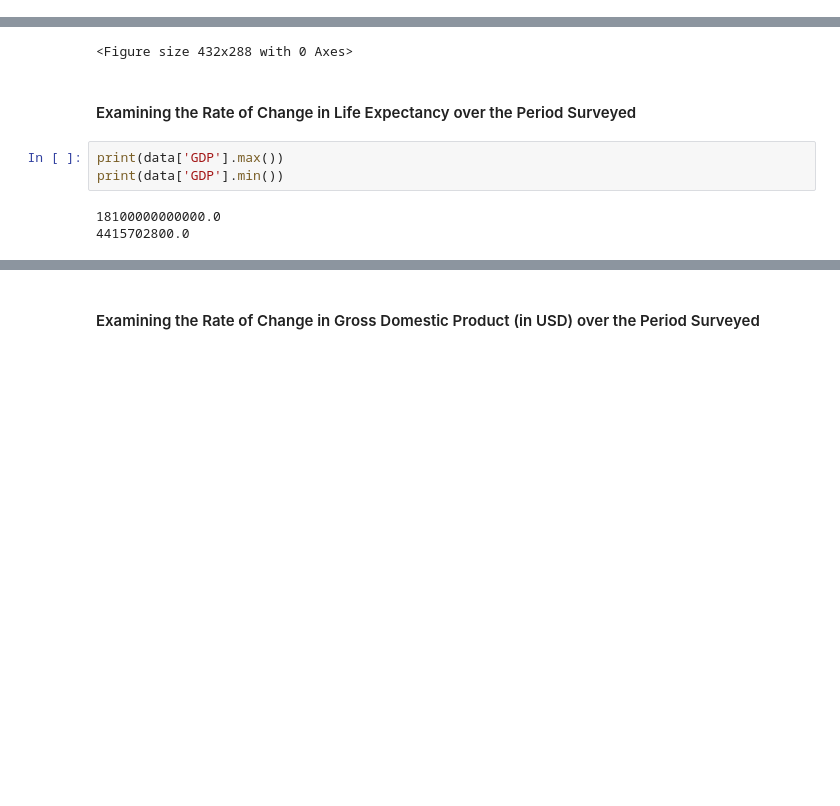
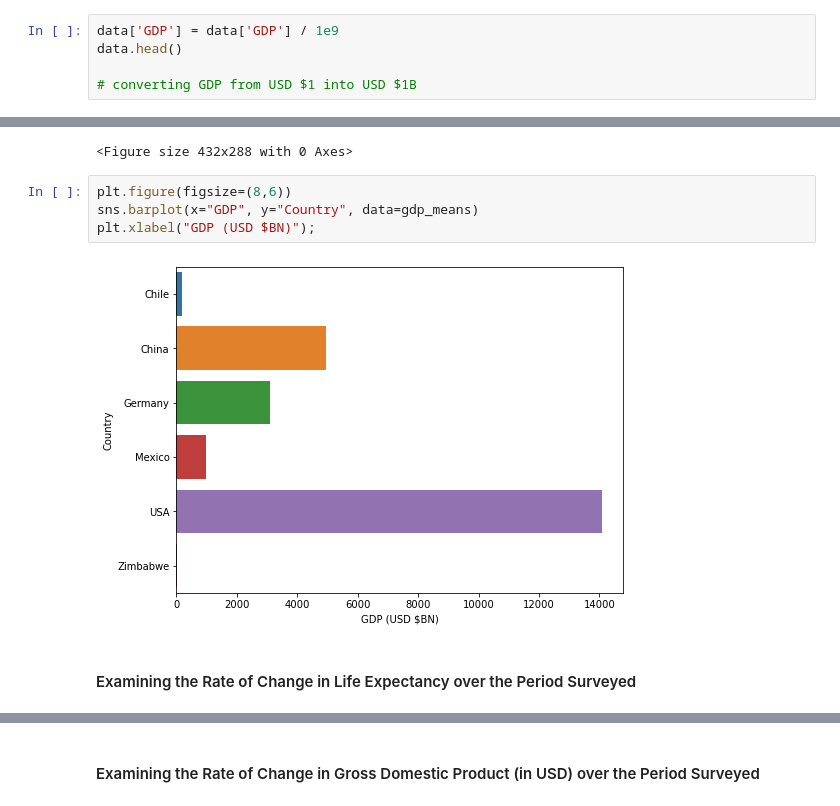
Before and after one commit to roberthallds/life-expectancy-gdp, a Jupyter notebook: project.ipynb, the cells around one changed output, grey strips where cells are left out. Drawn from its saved outputs; the diff is of its cells as text; blank space fills up the shorter version.

```diff
--- a/project.ipynb
+++ b/project.ipynb
@@ -44,3 +45,8 @@ data.head()
 | 2 | Chile | 2002 | 77.8 | 6.973681e+10 |
 | 3 | Chile | 2003 | 77.9 | 7.564346e+10 |
 | 4 | Chile | 2004 | 78.0 | 9.921039e+10 |
+# %%
+data['GDP'] = data['GDP'] / 1e9
+data.head()
+
+# converting GDP from USD $1 into USD $1B
@@ -70,11 +103,11 @@ plt.clf()
 # %% [output]
 [figure]
 <Figure size 432x288 with 0 Axes>
+# %%
+plt.figure(figsize=(8,6))
+sns.barplot(x="GDP", y="Country", data=gdp_means)
+plt.xlabel("GDP (USD $BN)");
+# %% [output]
+[figure, added]
 # %% [markdown]
 #### Examining the Rate of Change in Life Expectancy over the Period Surveyed
-# %%
-print(data['GDP'].max())
-print(data['GDP'].min())
-# %% [output]
-18100000000000.0
-4415702800.0
```
Also changed, not shown: parts of 12 cells of this notebook.
